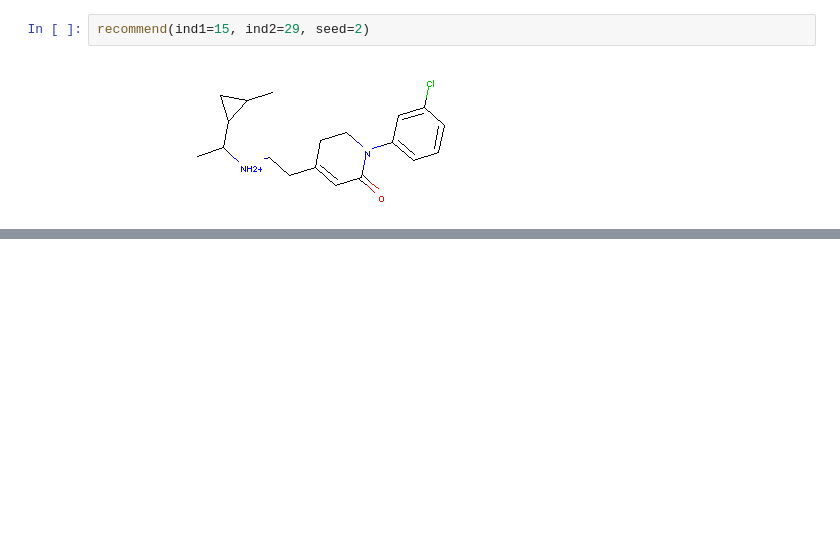
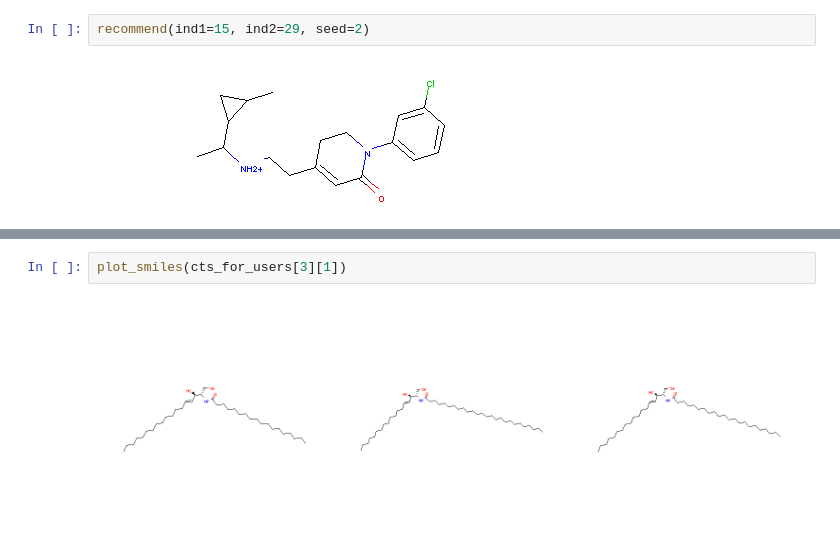
Before and after one commit to yyctamu/CHEMIR, a Jupyter notebook: jtvae/notebooks/mol_rec.ipynb, the cells around one changed output, grey strips where cells are left out. Saved outputs shown, nothing was run; the diff lists cells and outputs as text; blank space fills up the shorter version.

```diff
--- a/jtvae/notebooks/mol_rec.ipynb
+++ b/jtvae/notebooks/mol_rec.ipynb
@@ -672,0 +745,4 @@ recommend(ind1=15, ind2=29, seed=2)
+# %%
+plot_smiles(cts_for_users[3][1])
+# %% [output]
+[figure, added]
```
Also changed, not shown: parts of 35 cells of this notebook, 2 other files.
